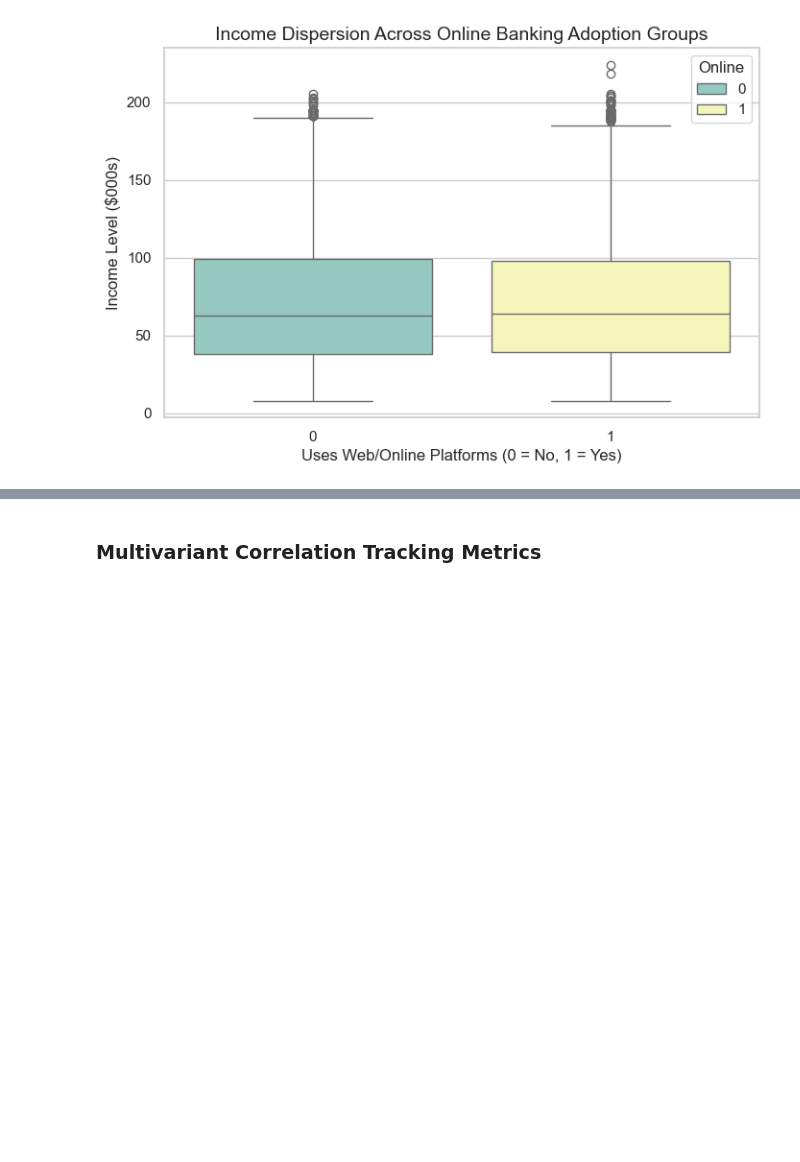
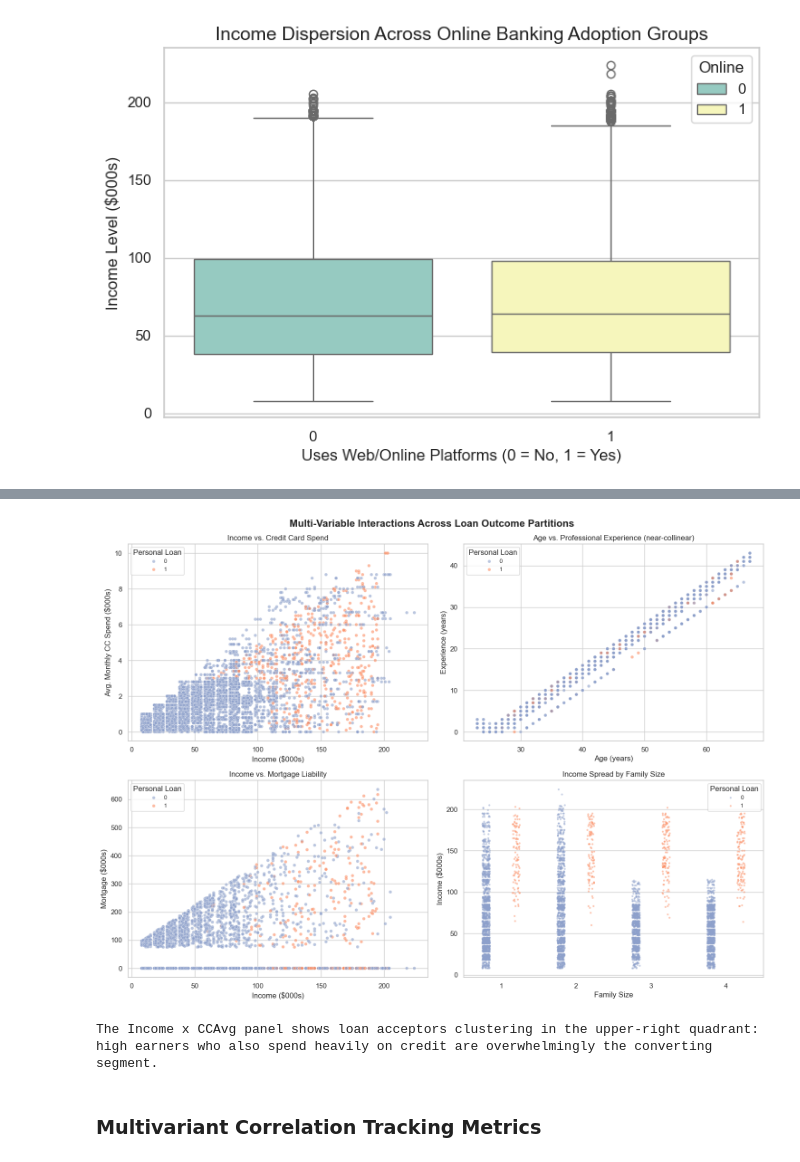
Before and after one commit to tirlotkar1704-ctrl/Predictive-Modeling-for-Personal-Loan-Acquisition, a Jupyter notebook: customer_loan_eda_modelling.ipynb, the cells around one changed output, grey strips where cells are left out. Cells and saved outputs as stored; diff of their text form; code cells hidden in the pictures; blank space fills up the shorter version.

```diff
--- a/customer_loan_eda_modelling.ipynb
+++ b/customer_loan_eda_modelling.ipynb
@@ -266,3 +391,50 @@ plt.show()
+# %%
+# Scatter matrix of the principal continuous interactions, colour-split by loan outcome
+fig, axes = plt.subplots(2, 2, figsize=(15, 11))
+fig.suptitle('Multi-Variable Interactions Across Loan Outcome Partitions', fontsize=16, fontweight='bold')
+
+loan_palette = {0: '#8da0cb', 1: '#fc8d62'}
+
+# [0,0] Income vs CCAvg — the two strongest numeric drivers plotted against each other
+sns.scatterplot(x='Income', y='CCAvg', hue='Personal Loan', data=data, ax=axes[0, 0],
+                palette=loan_palette, alpha=0.6, s=25)
+axes[0, 0].set_title('Income vs. Credit Card Spend')
+axes[0, 0].set_xlabel('Income ($000s)')
+axes[0, 0].set_ylabel('Avg. Monthly CC Spend ($000s)')
+
+# [0,1] Age vs Experience — confirms the near-linear redundancy between the two
+sns.scatterplot(x='Age', y='Experience', hue='Personal Loan', data=data, ax=axes[0, 1],
+                palette=loan_palette, alpha=0.6, s=25)
+axes[0, 1].set_title('Age vs. Professional Experience (near-collinear)')
+axes[0, 1].set_xlabel('Age (years)')
+axes[0, 1].set_ylabel('Experience (years)')
+
+# [1,0] Income vs Mortgage — asset exposure against earning capacity
+sns.scatterplot(x='Income', y='Mortgage', hue='Personal Loan', data=data, ax=axes[1, 0],
+                palette=loan_palette, alpha=0.6, s=25)
+axes[1, 0].set_title('Income vs. Mortgage Liability')
+axes[1, 0].set_xlabel('Income ($000s)')
+axes[1, 0].set_ylabel('Mortgage ($000s)')
+
+# [1,1] Income vs Family size, jittered so the discrete family bands stay readable
+sns.stripplot(x='Family', y='Income', hue='Personal Loan', data=data, ax=axes[1, 1],
+              palette=loan_palette, alpha=0.5, dodge=True, size=3)
+axes[1, 1].set_title('Income Spread by Family Size')
+axes[1, 1].set_xlabel('Family Size')
+axes[1, 1].set_ylabel('Income ($000s)')
+
+for ax in axes.flat:
+    ax.legend(title='Personal Loan', loc='best', fontsize=9)
+
+plt.tight_layout()
+plt.show()
+
+print("The Income x CCAvg panel shows loan acceptors clustering in the upper-right quadrant:")
+print("high earners who also spend heavily on credit are overwhelmingly the converting segment.")
+# %% [output]
+[figure, added]
+The Income x CCAvg panel shows loan acceptors clustering in the upper-right quadrant:
+high earners who also spend heavily on credit are overwhelmingly the converting segment.
 # %% [markdown]
 ### Multivariant Correlation Tracking Metrics
 # %%
```
Also changed, not shown: parts of 30 cells of this notebook, 1 other file.
